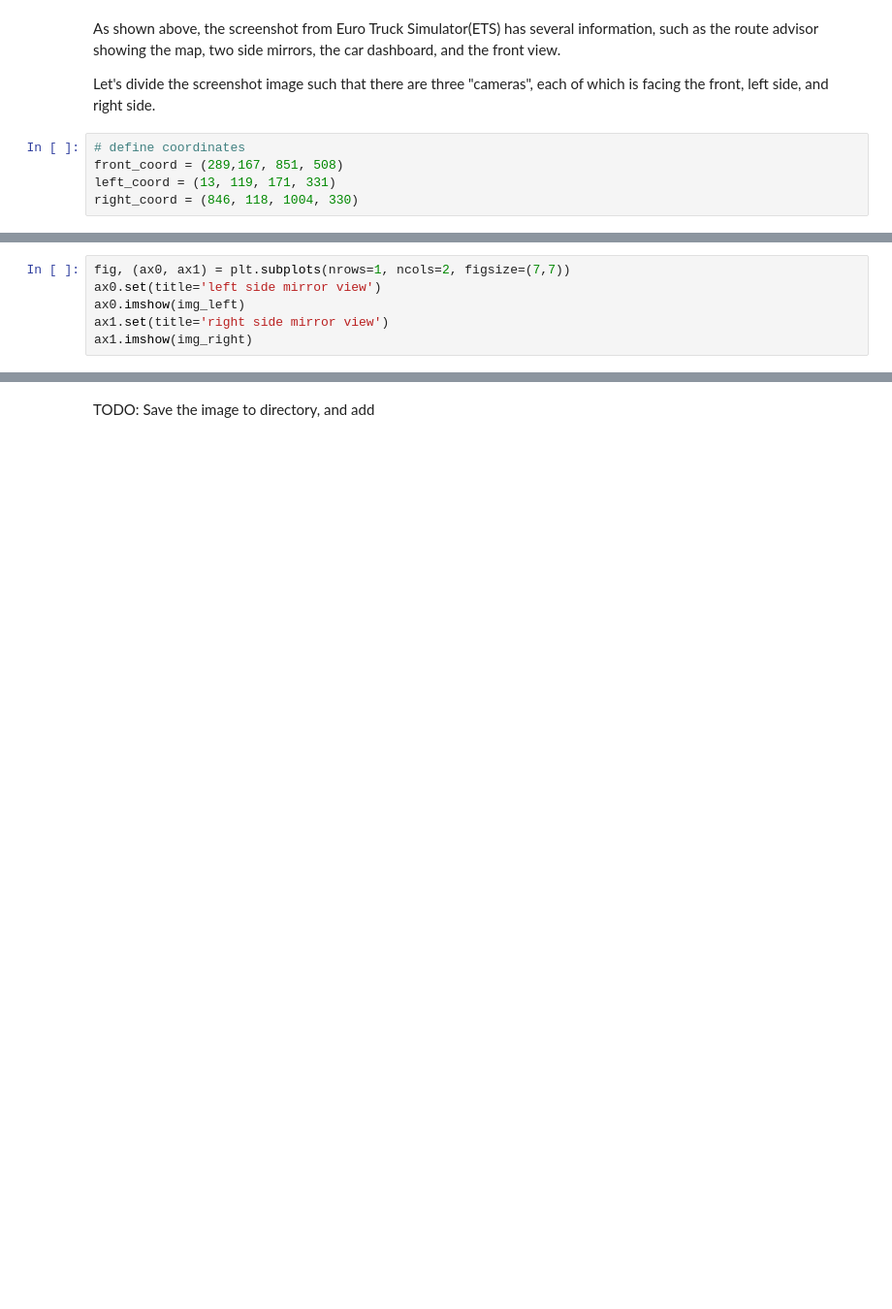
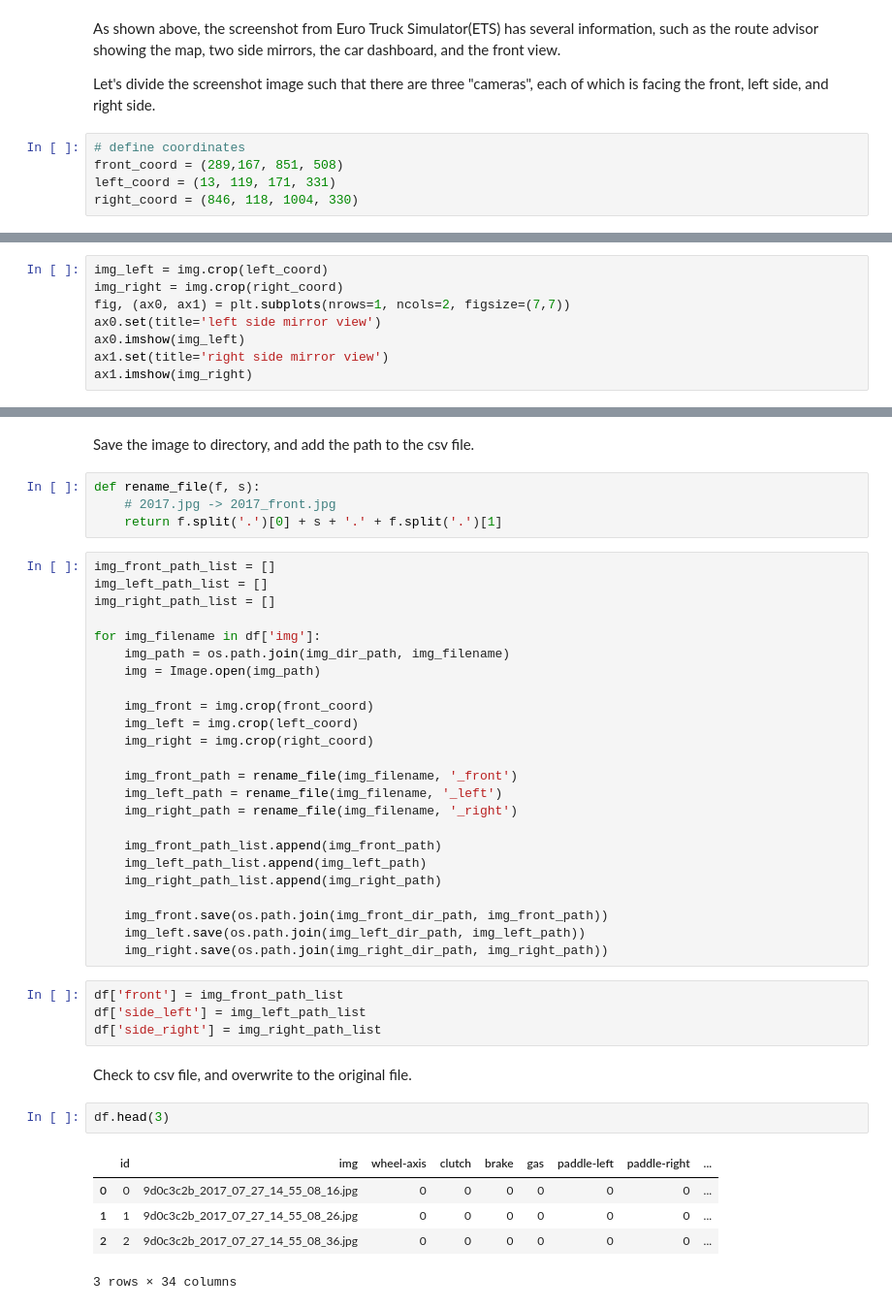
Before and after one commit to marsauto/europilot, a Jupyter notebook: scripts/preprocess.ipynb, the cells around one changed output, grey strips where cells are left out. Shown at 97% size. Drawn from its saved outputs; the diff is of its cells as text; blank space fills up the shorter version.

```diff
--- a/scripts/preprocess.ipynb
+++ b/scripts/preprocess.ipynb
@@ -60,4 +67,6 @@ ax.imshow(img_front)
 # %%
+img_left = img.crop(left_coord)
+img_right = img.crop(right_coord)
 fig, (ax0, ax1) = plt.subplots(nrows=1, ncols=2, figsize=(7,7))
 ax0.set(title='left side mirror view')
 ax0.imshow(img_left)
@@ -69,2 +78,44 @@ ax1.imshow(img_right)
 # %% [markdown]
-TODO: Save the image to directory, and add
+Save the image to directory, and add the path to the csv file.
+# %%
+def rename_file(f, s):
+    # 2017.jpg -> 2017_front.jpg
+    return f.split('.')[0] + s + '.' + f.split('.')[1]
+# %%
+img_front_path_list = []
+img_left_path_list = []
+img_right_path_list = []
+
+for img_filename in df['img']:
+    img_path = os.path.join(img_dir_path, img_filename)
+    img = Image.open(img_path)
+
+    img_front = img.crop(front_coord)
+    img_left = img.crop(left_coord)
+    img_right = img.crop(right_coord)
+
+    img_front_path = rename_file(img_filename, '_front')
+    img_left_path = rename_file(img_filename, '_left')
+    img_right_path = rename_file(img_filename, '_right')
+
+    img_front_path_list.append(img_front_path)
+    img_left_path_list.append(img_left_path)
+    img_right_path_list.append(img_right_path)
+
+    img_front.save(os.path.join(img_front_dir_path, img_front_path))
+    img_left.save(os.path.join(img_left_dir_path, img_left_path))
+    img_right.save(os.path.join(img_right_dir_path, img_right_path))
+# %%
+df['front'] = img_front_path_list
+df['side_left'] = img_left_path_list
+df['side_right'] = img_right_path_list
+# %% [markdown]
+Check to csv file, and overwrite to the original file.
+# %%
+df.head(3)
+# %% [output]
+|  | id | img | wheel-axis | clutch | brake | gas | paddle-left | paddle-right | ... |
+| 0 | 0 | 9d0c3c2b_2017_07_27_14_55_08_16.jpg | 0 | 0 | 0 | 0 | 0 | 0 | ... |
+| 1 | 1 | 9d0c3c2b_2017_07_27_14_55_08_26.jpg | 0 | 0 | 0 | 0 | 0 | 0 | ... |
+| 2 | 2 | 9d0c3c2b_2017_07_27_14_55_08_36.jpg | 0 | 0 | 0 | 0 | 0 | 0 | ... |
+3 rows × 34 columns
```
Also changed, not shown: parts of 9 cells of this notebook.
